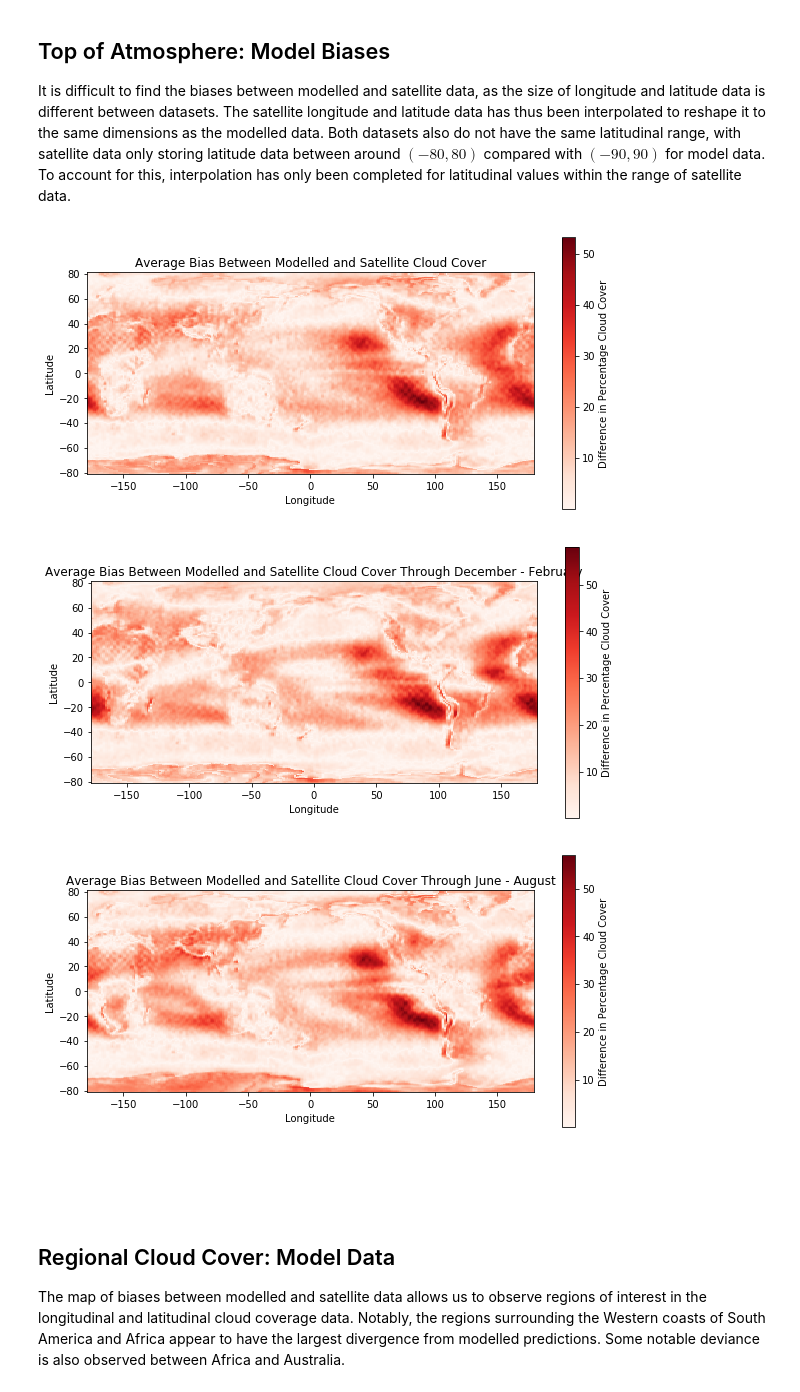
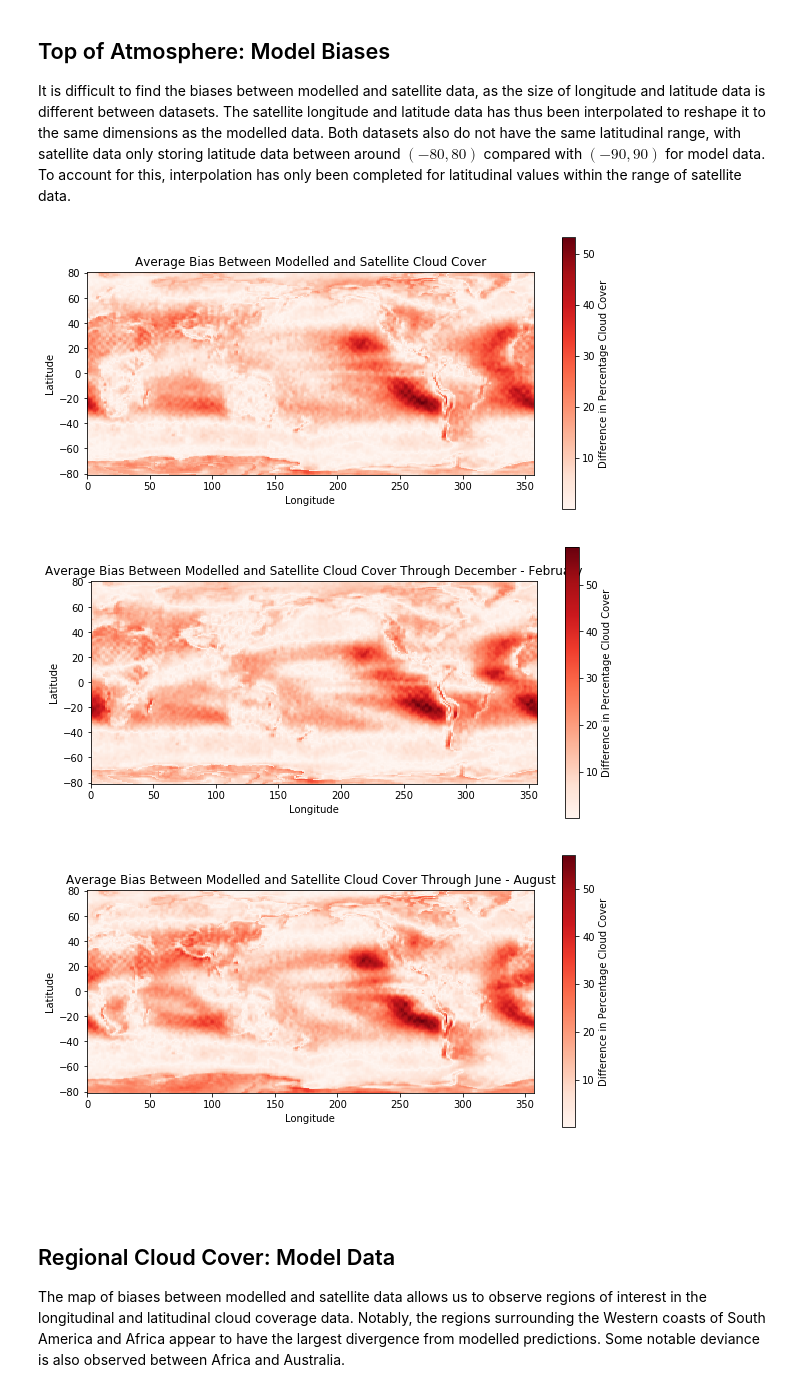
Before and after one commit to maddiebeagley/Climate-Modelling-Lab, a Jupyter notebook: 390Lab.ipynb, the cells around one changed output. Drawn from its saved outputs; the diff is of its cells as text; code cells hidden in the pictures.

```diff
--- a/390Lab.ipynb
+++ b/390Lab.ipynb
@@ -302,10 +302,10 @@ cannot be safely cast to variable data type
 def generate_TOA_plot(cloud_cover, title, lon_min, lon_max, lat_min, lat_max, color_bar_label="Percentage Cloud Cover"):
 
     plt.figure(figsize=(FIG_WIDTH, FIG_HEIGHT))
-    color_map = plt.imshow(cloud_cover, interpolation='nearest',
+    color_map = plt.imshow(cloud_cover, interpolation='nearest', aspect="auto",
                         extent=[lon_min, lon_max, lat_min, lat_max])
 
-    color_map.set_cmap(str(color_map))
+    color_map.set_cmap("Blues_r")
     plt.title(title)
     plt.xlabel("Longitude")
     plt.ylabel("Latitude")
@@ -344,13 +344,15 @@ rearranged_sat_cloud_coverage = raw_sat_cloud_coverage[:,rearranged_indices]
 # Remove masked data for clt and latitudes
 mask = map_low_high_mid_high_data.variables["cltcalipso"][:].mask[0]
 sat_cloud_coverage = np.ma.compress_rows(np.ma.MaskedArray(rearranged_sat_cloud_coverage, mask=mask))
-
 sat_latitudes = map_low_high_mid_high_data.variables["latitude"][~mask[:,0]]
 
-sat_lon_min = min(map_low_high_mid_high_data.variables["longitude"][:])
-sat_lon_max = max(map_low_high_mid_high_data.variables["longitude"][:])
-sat_lat_min = min(latitudes)
-sat_lat_max = max(latitudes)
+# Generate new range of longitudinal data of appropriate size for satellite data ordered to be the same as the model
+sat_longitudes = np.arange(0, max(clt_data.variables["lon"][:]), max(clt_data.variables["lon"][:])/len(map_low_high_mid_high_data.variables["longitude"][:]))
+
+sat_lon_min = min(sat_longitudes)
+sat_lon_max = max(sat_longitudes)
+sat_lat_min = min(sat_latitudes)
+sat_lat_max = max(sat_latitudes)
 
 title = "Satellite Average Percentage Cloud Cover"
 generate_TOA_plot(sat_cloud_coverage, title, sat_lon_min, sat_lon_max, sat_lat_min, sat_lat_max)
@@ -362,32 +364,29 @@ generate_TOA_plot(sat_cloud_coverage, title, sat_lon_min, sat_lon_max, sat_lat_m
 ## Top of Atmosphere: Model Biases
 It is difficult to find the biases between modelled and satellite data, as the size of longitude and latitude data is different between datasets. The satellite longitude and latitude data has thus been interpolated to reshape it to the same dimensions as the modelled data. Both datasets also do not have the same latitudinal range, with satellite data only storing latitude data between around $(-80,80)$ compared with $(-90, 90)$ for model data. To account for this, interpolation has only been completed for latitudinal values within the range of satellite data.
 # %%
-# Generate new range of longitudinal data of appropriate size for satellite data ordered to be the same as the model
-sat_longitudes = np.arange(0, max(model_lon), max(model_lon)/len(map_low_high_mid_high_data.variables["longitude"][:]))
-
 # Find the longitudinal and latitudinal coordinates from the model that are within the range of satellite coords
 min_model_lat, max_model_lat = find_min_max_indices(clt_data.variables["lat"][:], sat_lat_min, sat_lat_max)
 model_lat = clt_data.variables["lat"][min_model_lat:max_model_lat]
 model_lon = clt_data.variables["lon"][:]
 
 # Interpolate the known satellite cloud coverage data across all longitudes and latitudes
 interp = interpolate.interp2d(sat_longitudes, sat_latitudes, sat_cloud_coverage, kind="cubic")
 
 # Generate interpolated values for all points of the modelled longitude and latitude data
 interpolated_sat_cloud_coverage = interp(model_lon, model_lat)
 
 # Extract the minimised range of latitudinal data from all modelled data
 sat_sized_model_cloud_coverage = avg_cloud_cover[min_model_lat:max_model_lat, :]
 
 # Compute biases
 bias = np.absolute(interpolated_sat_cloud_coverage - sat_sized_model_cloud_coverage)
 
 title = "Average Bias Between Modelled and Satellite Cloud Cover"
 color_bar_label = "Difference in Percentage Cloud Cover"
 
 generate_TOA_plot(bias, title, sat_lon_min, sat_lon_max, sat_lat_min, sat_lat_max, color_bar_label).set_cmap("Reds")
 # %% [output]
-[figure, old version]
+[figure, new version]
 # %%
 # Extract the minimised range of latitudinal data from all modelled data
 sat_sized_model_cloud_coverage = avg_cloud_cover_summer[min_model_lat:max_model_lat, :]
@@ -400,7 +399,7 @@ color_bar_label = "Difference in Percentage Cloud Cover"
 
 generate_TOA_plot(bias, title, sat_lon_min, sat_lon_max, sat_lat_min, sat_lat_max, color_bar_label).set_cmap("Reds")
 # %% [output]
-[figure, old version]
+[figure, new version]
 # %%
 # Extract the minimised range of latitudinal data from all modelled data
 sat_sized_model_cloud_coverage = avg_cloud_cover_winter[min_model_lat:max_model_lat, :]
@@ -413,7 +412,7 @@ color_bar_label = "Difference in Percentage Cloud Cover"
 
 generate_TOA_plot(bias, title, sat_lon_min, sat_lon_max, sat_lat_min, sat_lat_max, color_bar_label).set_cmap("Reds")
 # %% [output]
-[figure, old version]
+[figure, new version]
 # %% [markdown]
 <br /> <br /> <br />
 ## Regional Cloud Cover: Model Data
```
Also changed, not shown: parts of 7 cells of this notebook.
